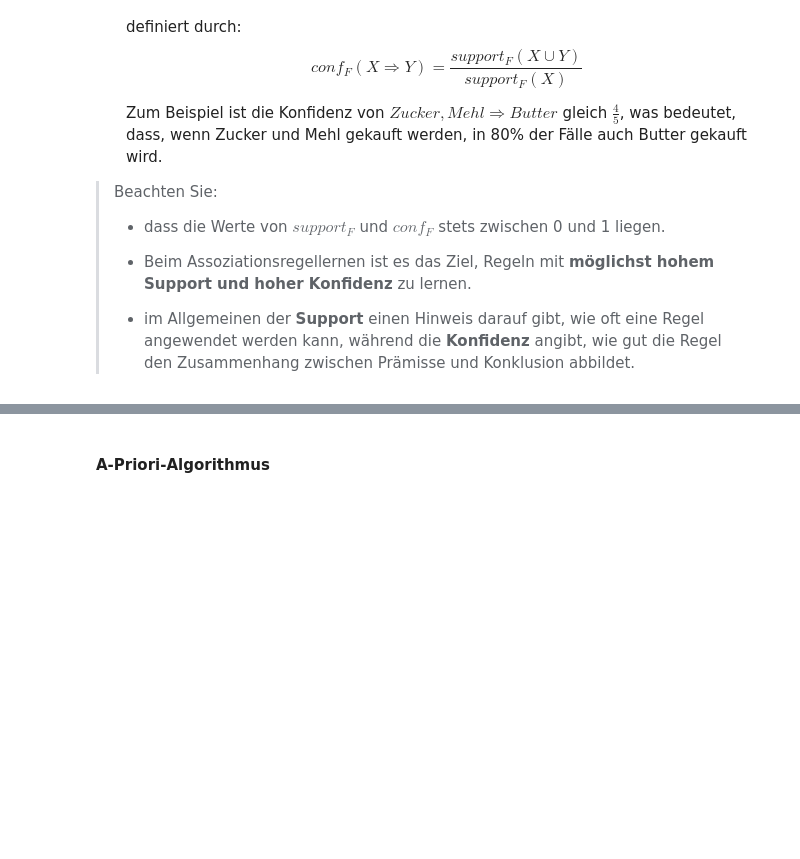
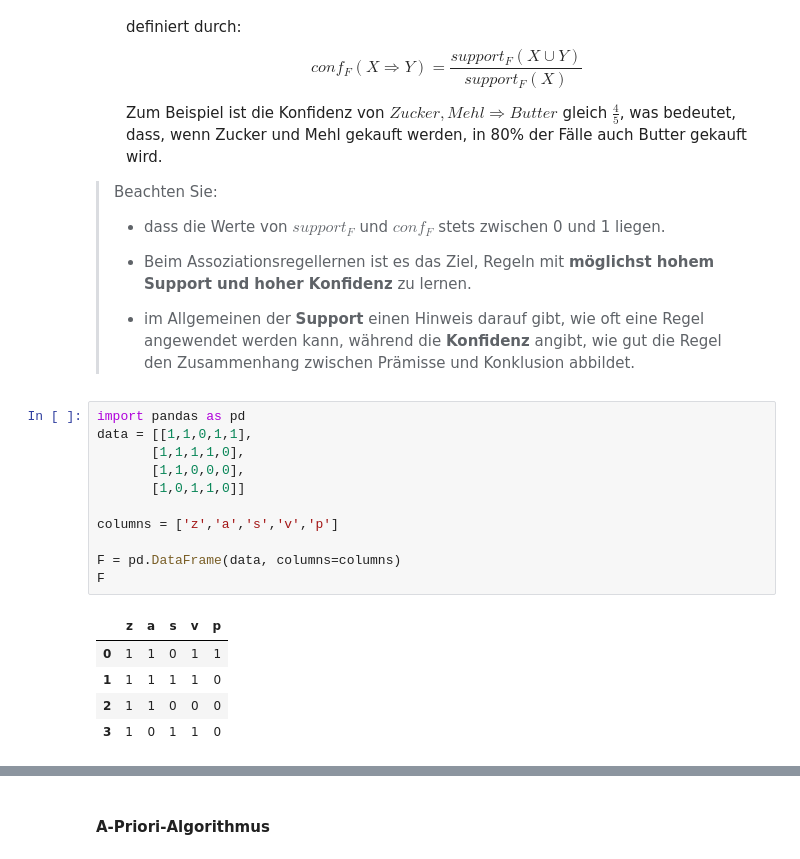
Before and after one commit to ShadaMaayouf/Sem2_Machine_Learning, a Jupyter notebook: Theorie-Cheatsheet.ipynb, the cells around one changed output, grey strips where cells are left out. Cells and saved outputs as stored; diff of their text form; blank space fills up the shorter version.

```diff
--- a/Theorie-Cheatsheet.ipynb
+++ b/Theorie-Cheatsheet.ipynb
@@ -1010,3 +1008,20 @@ Seien $X, Y ⊆ I$:
 >- Beim Assoziationsregellernen ist es das Ziel, Regeln mit **möglichst hohem Support und hoher Konfidenz** zu lernen.
 >
 >- im Allgemeinen der **Support** einen Hinweis darauf gibt, wie oft eine Regel angewendet werden kann, während die **Konfidenz** angibt, wie gut die Regel den Zusammenhang zwischen Prämisse und Konklusion abbildet.
+# %%
+import pandas as pd
+data = [[1,1,0,1,1],
+       [1,1,1,1,0],
+       [1,1,0,0,0],
+       [1,0,1,1,0]]
+
+columns = ['z','a','s','v','p']
+
+F = pd.DataFrame(data, columns=columns)
+F
+# %% [output]
+|  | z | a | s | v | p |
+| 0 | 1 | 1 | 0 | 1 | 1 |
+| 1 | 1 | 1 | 1 | 1 | 0 |
+| 2 | 1 | 1 | 0 | 0 | 0 |
+| 3 | 1 | 0 | 1 | 1 | 0 |
```
Also changed, not shown: parts of 29 cells of this notebook.
